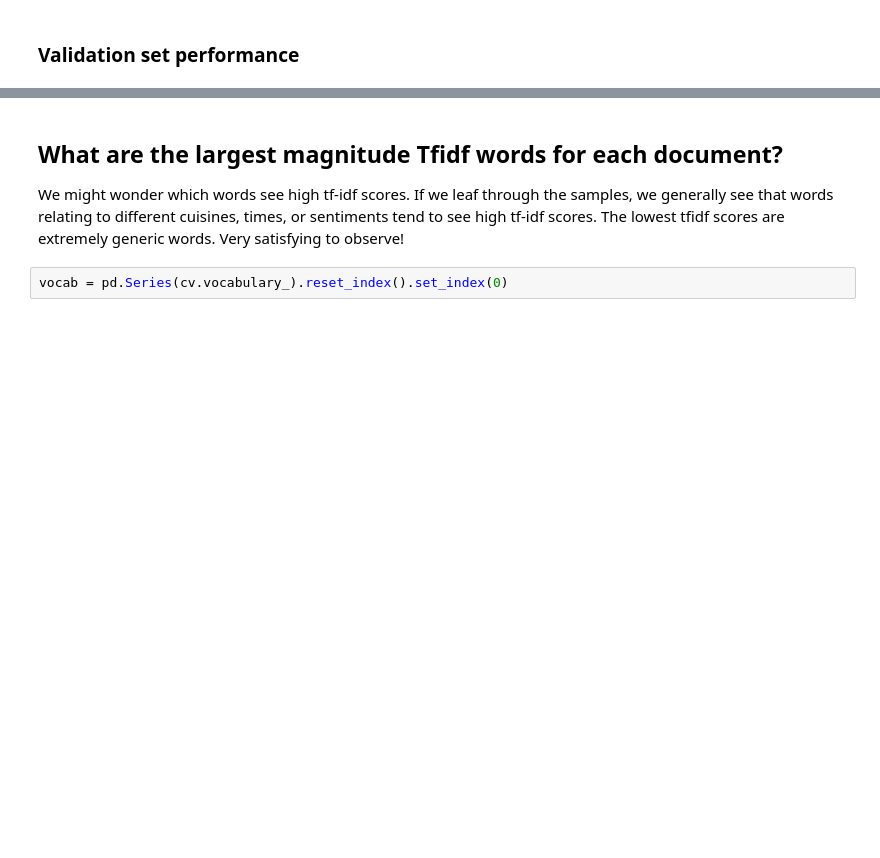
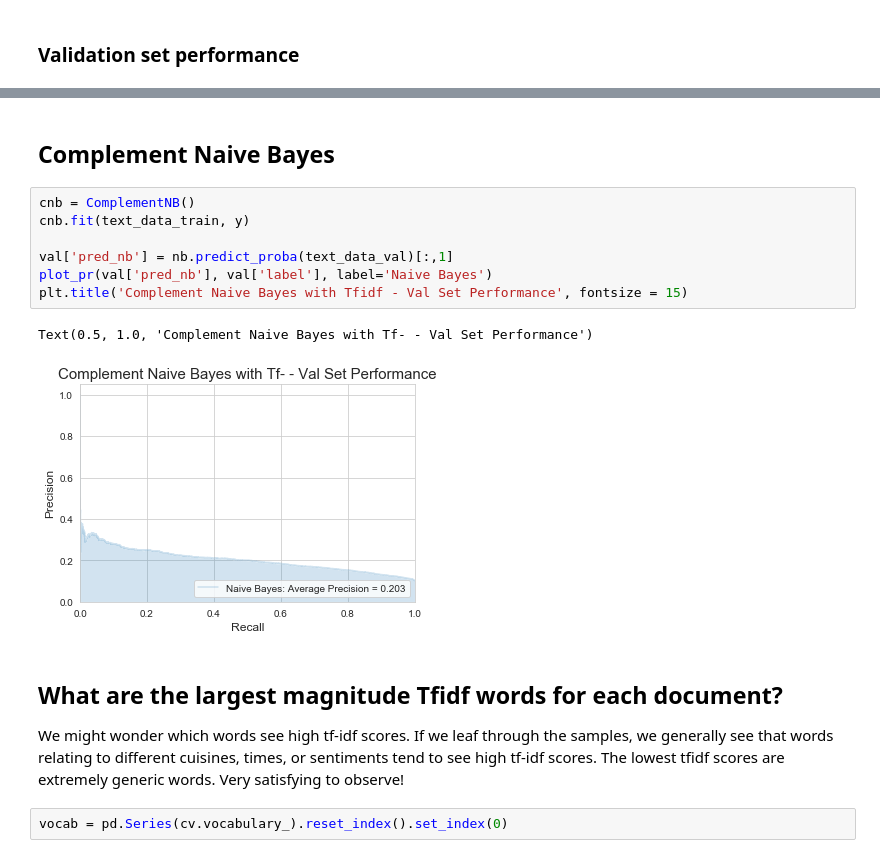
Before and after one commit to sujeongcha/Yelp-fake-review-detection, a Jupyter notebook: notebooks/exploratory/soojin-NB_validation.ipynb, the cells around one changed output, grey strips where cells are left out. Saved outputs shown, nothing was run; the diff lists cells and outputs as text; blank space fills up the shorter version.

```diff
--- a/notebooks/exploratory/soojin-NB_validation.ipynb
+++ b/notebooks/exploratory/soojin-NB_validation.ipynb
@@ -137,3 +119,15 @@ plot_pr(val['pred_nb'], val['label'], label='Naive Bayes')
+# %% [markdown]
+## Complement Naive Bayes
+# %%
+cnb = ComplementNB()
+cnb.fit(text_data_train, y)
+
+val['pred_nb'] = nb.predict_proba(text_data_val)[:,1]
+plot_pr(val['pred_nb'], val['label'], label='Naive Bayes')
+plt.title('Complement Naive Bayes with Tfidf - Val Set Performance', fontsize = 15)
+# %% [output]
+Text(0.5, 1.0, 'Complement Naive Bayes with Tf- - Val Set Performance')
+[figure, added]
 # %% [markdown]
 ## What are the largest magnitude Tfidf words for each document?
 We might wonder which words see high tf-idf scores. If we leaf through the samples, we generally see that words relating to different cuisines, times, or sentiments tend to see high tf-idf scores. The lowest tfidf scores are extremely generic words. Very satisfying to observe!
```
Also changed, not shown: parts of 9 cells of this notebook.
